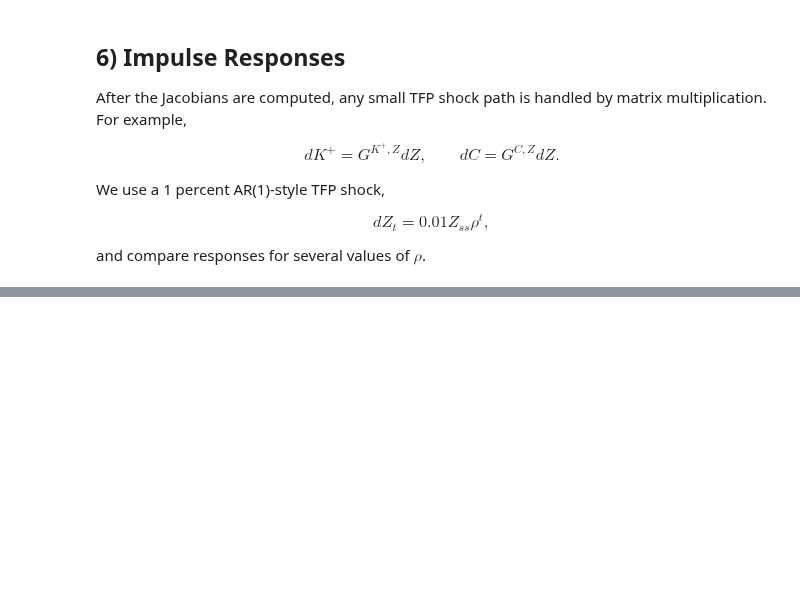
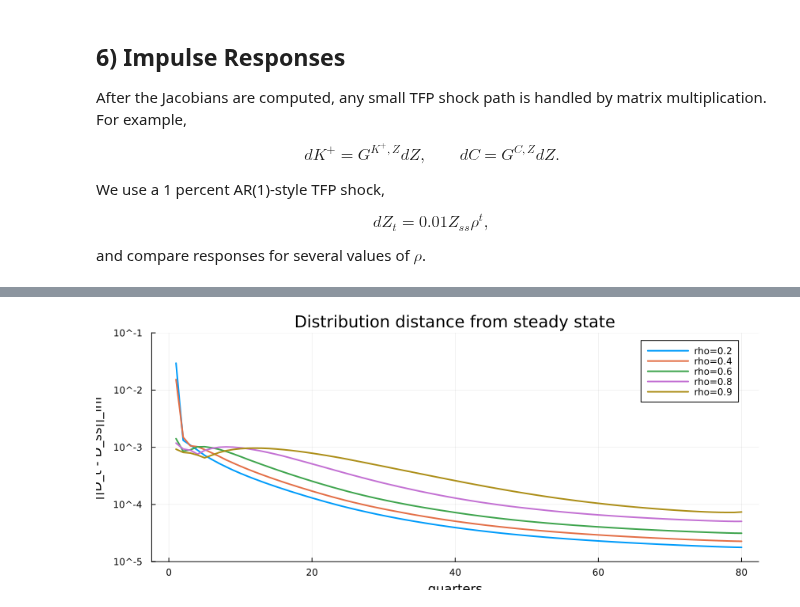
Before and after one commit to YuxuanZhao-Econ/sequence_space_jacobian, a Jupyter notebook: KS1998.ipynb, the cells around one changed output, grey strips where cells are left out. Saved outputs shown, nothing was run; the diff lists cells and outputs as text; code cells hidden in the pictures; blank space fills up the shorter version.

```diff
--- a/KS1998.ipynb
+++ b/KS1998.ipynb
@@ -645,0 +739,39 @@ plot(p0, p1, p2, layout=(1, 3), size=(1200, 350))
+# %%
+function distribution_sup_norm_path(Kplus_path, Z_path, ss, params)
+    out = ks_residual(Kplus_path, Z_path, ss, params)
+    return [maximum(abs.(D .- ss.D)) for D in out.D_path]
+end
+
+D_sup_paths = hcat([
+    distribution_sup_norm_path(
+        Kplus_ss_path .+ G_KZ * dZ[:, j],
+        Z_ss_path .+ dZ[:, j],
+        ss,
+        params,
+    )
+    for j in eachindex(rhos)
+]...)
+
+# D_0 equals D_ss exactly, so it is zero and cannot be shown on a log scale.
+D_sup_paths_plot = copy(D_sup_paths)
+D_sup_paths_plot[D_sup_paths_plot .== 0.0] .= NaN
+
+periods_D = 0:T
+log_ticks = 10.0 .^ (-5:-1)
+log_tick_labels = ["10^-5", "10^-4", "10^-3", "10^-2", "10^-1"]
+
+plot(
+    periods_D,
+    D_sup_paths_plot,
+    label=reshape(labels, 1, :),
+    linewidth=2,
+    xlabel="quarters",
+    ylabel="||D_t - D_ss||_inf",
+    title="Distribution distance from steady state",
+    yaxis=:log10,
+    ylims=(1e-5, 1e-1),
+    yticks=(log_ticks, log_tick_labels),
+    size=(850, 350),
+)
+# %% [output]
+[figure, added]
```
Also changed, not shown: parts of 18 cells of this notebook.
